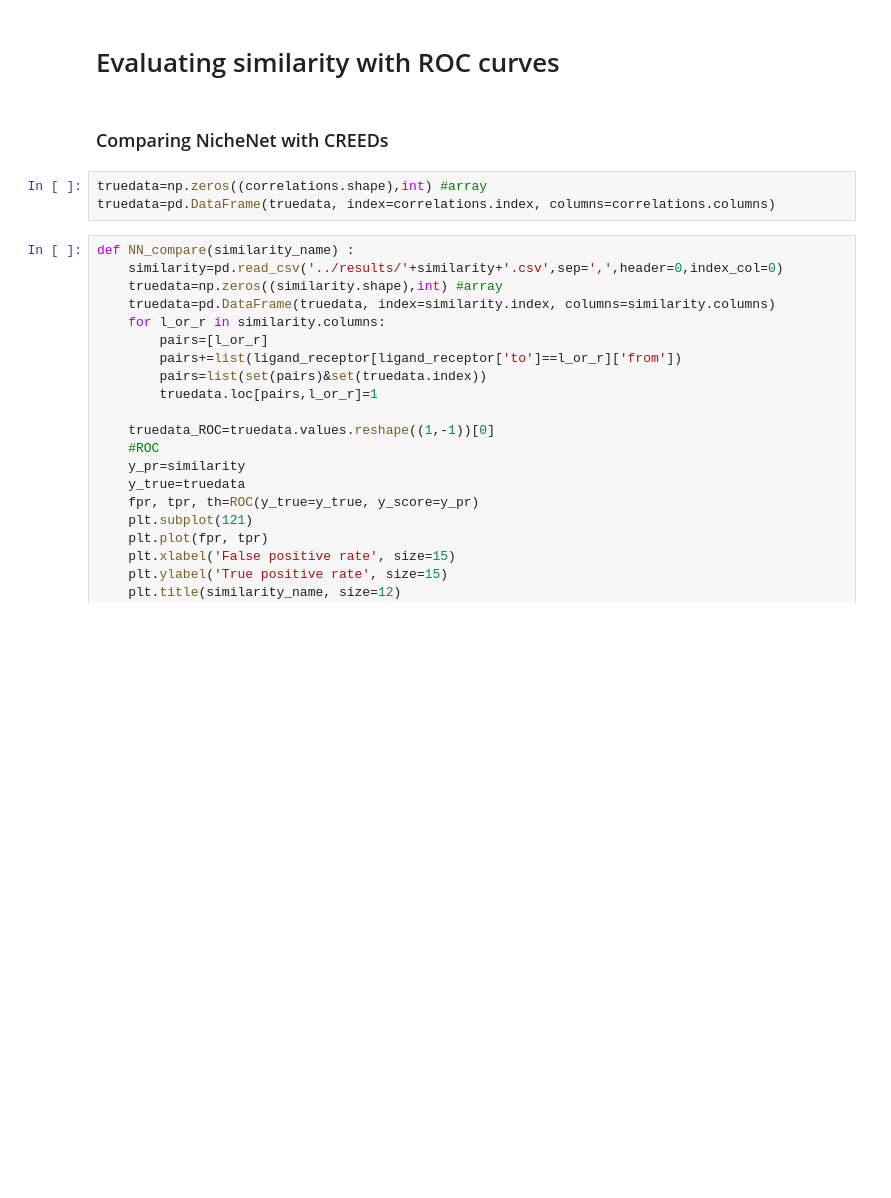
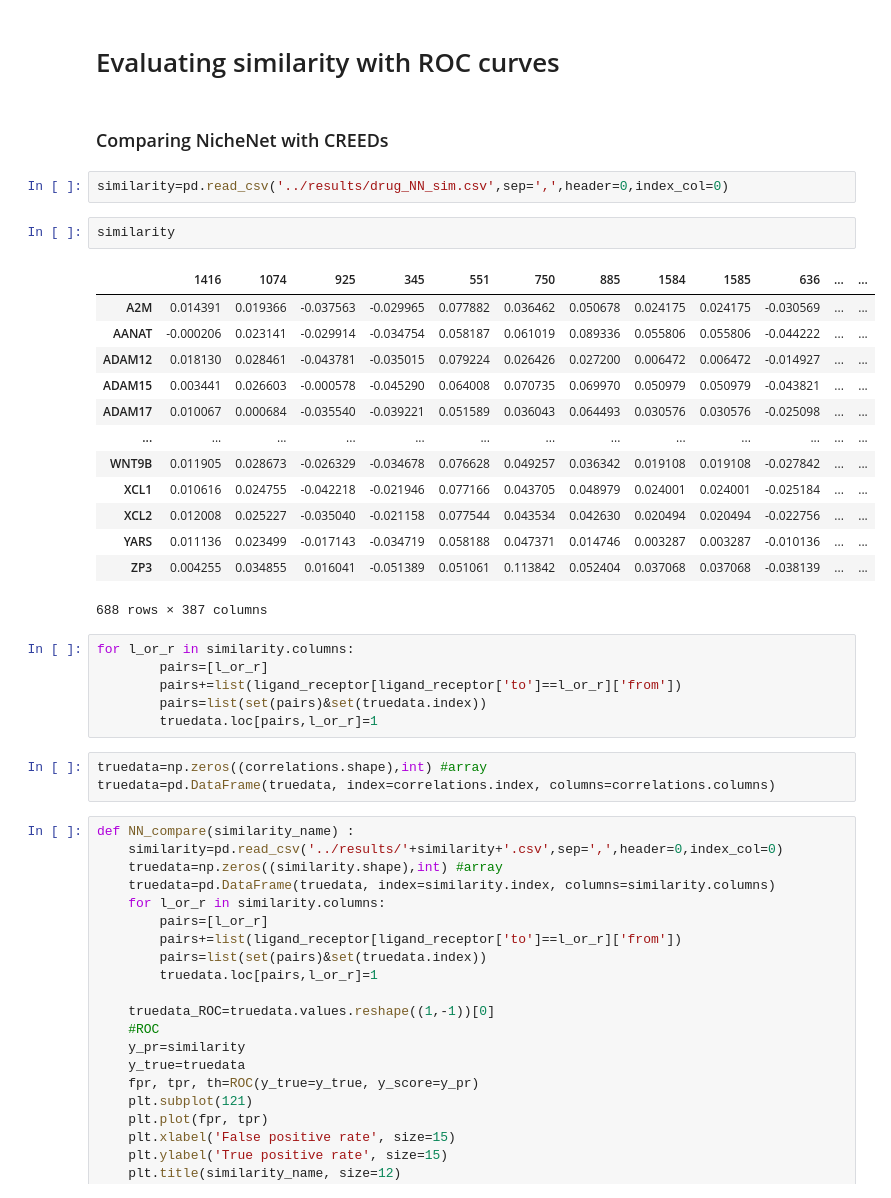
Before and after one commit to Vargeszti/Thesis, a Jupyter notebook: code/similarities.ipynb, the cells around one changed output. Drawn from its saved outputs; the diff is of its cells as text; blank space fills up the shorter version.

```diff
--- a/code/similarities.ipynb
+++ b/code/similarities.ipynb
@@ -240,6 +240,30 @@ lincs_creeds_sim(consig_gse92742_trt_sh_fil_A, 'gene_pert_A', 'gse70138_trt_sh_f
 # Evaluating similarity with ROC curves
 # %% [markdown]
 ### Comparing NicheNet with CREEDs
+# %%
+similarity=pd.read_csv('../results/drug_NN_sim.csv',sep=',',header=0,index_col=0)
+# %%
+similarity
+# %% [output]
+|  | 1416 | 1074 | 925 | 345 | 551 | 750 | 885 | 1584 | 1585 | 636 | ... | ... |
+| A2M | 0.014391 | 0.019366 | -0.037563 | -0.029965 | 0.077882 | 0.036462 | 0.050678 | 0.024175 | 0.024175 | -0.030569 | ... | ... |
+| AANAT | -0.000206 | 0.023141 | -0.029914 | -0.034754 | 0.058187 | 0.061019 | 0.089336 | 0.055806 | 0.055806 | -0.044222 | ... | ... |
+| ADAM12 | 0.018130 | 0.028461 | -0.043781 | -0.035015 | 0.079224 | 0.026426 | 0.027200 | 0.006472 | 0.006472 | -0.014927 | ... | ... |
+| ADAM15 | 0.003441 | 0.026603 | -0.000578 | -0.045290 | 0.064008 | 0.070735 | 0.069970 | 0.050979 | 0.050979 | -0.043821 | ... | ... |
+| ADAM17 | 0.010067 | 0.000684 | -0.035540 | -0.039221 | 0.051589 | 0.036043 | 0.064493 | 0.030576 | 0.030576 | -0.025098 | ... | ... |
+| ... | ... | ... | ... | ... | ... | ... | ... | ... | ... | ... | ... | ... |
+| WNT9B | 0.011905 | 0.028673 | -0.026329 | -0.034678 | 0.076628 | 0.049257 | 0.036342 | 0.019108 | 0.019108 | -0.027842 | ... | ... |
+| XCL1 | 0.010616 | 0.024755 | -0.042218 | -0.021946 | 0.077166 | 0.043705 | 0.048979 | 0.024001 | 0.024001 | -0.025184 | ... | ... |
+| XCL2 | 0.012008 | 0.025227 | -0.035040 | -0.021158 | 0.077544 | 0.043534 | 0.042630 | 0.020494 | 0.020494 | -0.022756 | ... | ... |
+| YARS | 0.011136 | 0.023499 | -0.017143 | -0.034719 | 0.058188 | 0.047371 | 0.014746 | 0.003287 | 0.003287 | -0.010136 | ... | ... |
+| ZP3 | 0.004255 | 0.034855 | 0.016041 | -0.051389 | 0.051061 | 0.113842 | 0.052404 | 0.037068 | 0.037068 | -0.038139 | ... | ... |
+688 rows × 387 columns
+# %%
+for l_or_r in similarity.columns:
+        pairs=[l_or_r]
+        pairs+=list(ligand_receptor[ligand_receptor['to']==l_or_r]['from'])
+        pairs=list(set(pairs)&set(truedata.index))
+        truedata.loc[pairs,l_or_r]=1
 # %%
 truedata=np.zeros((correlations.shape),int) #array
 truedata=pd.DataFrame(truedata, index=correlations.index, columns=correlations.columns)
```
